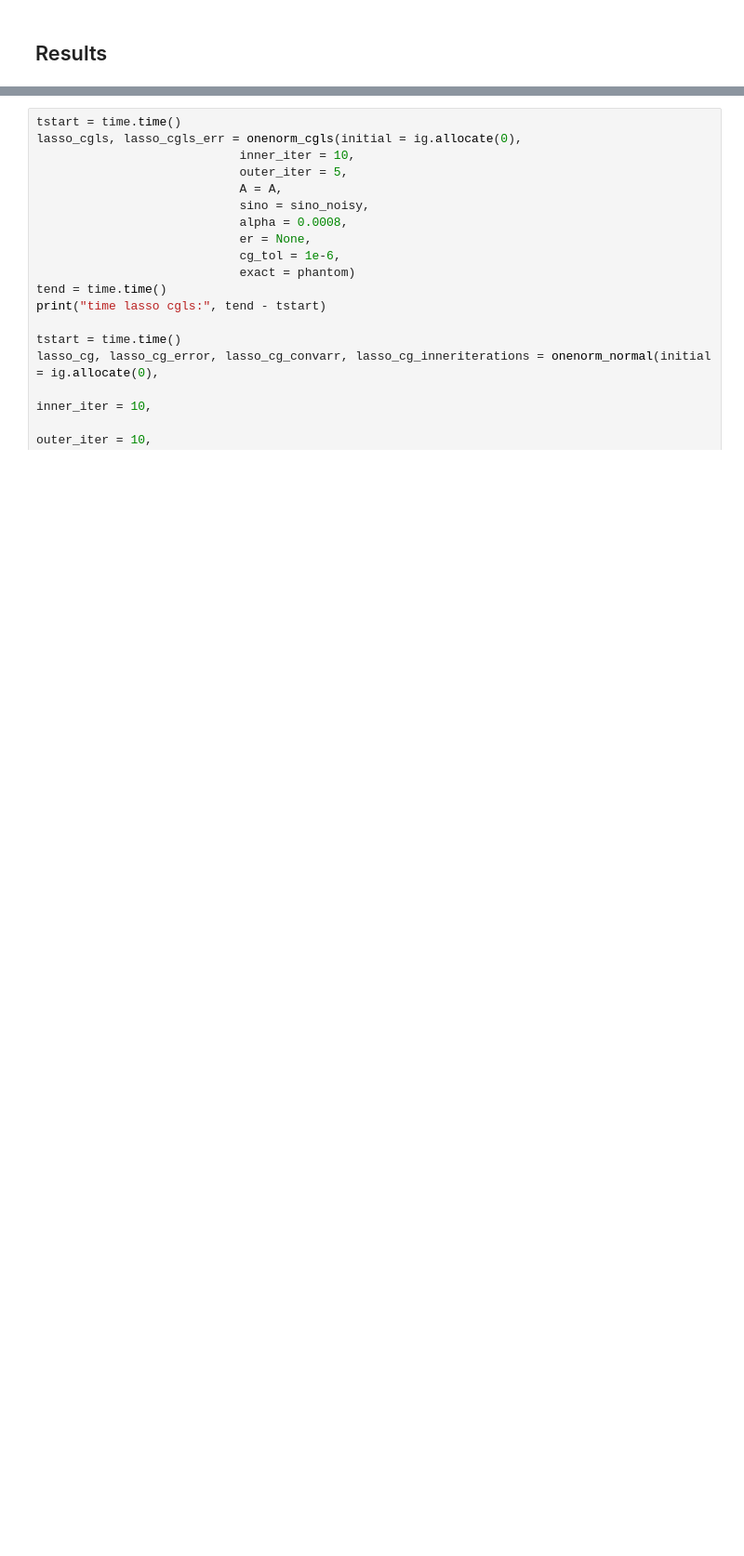
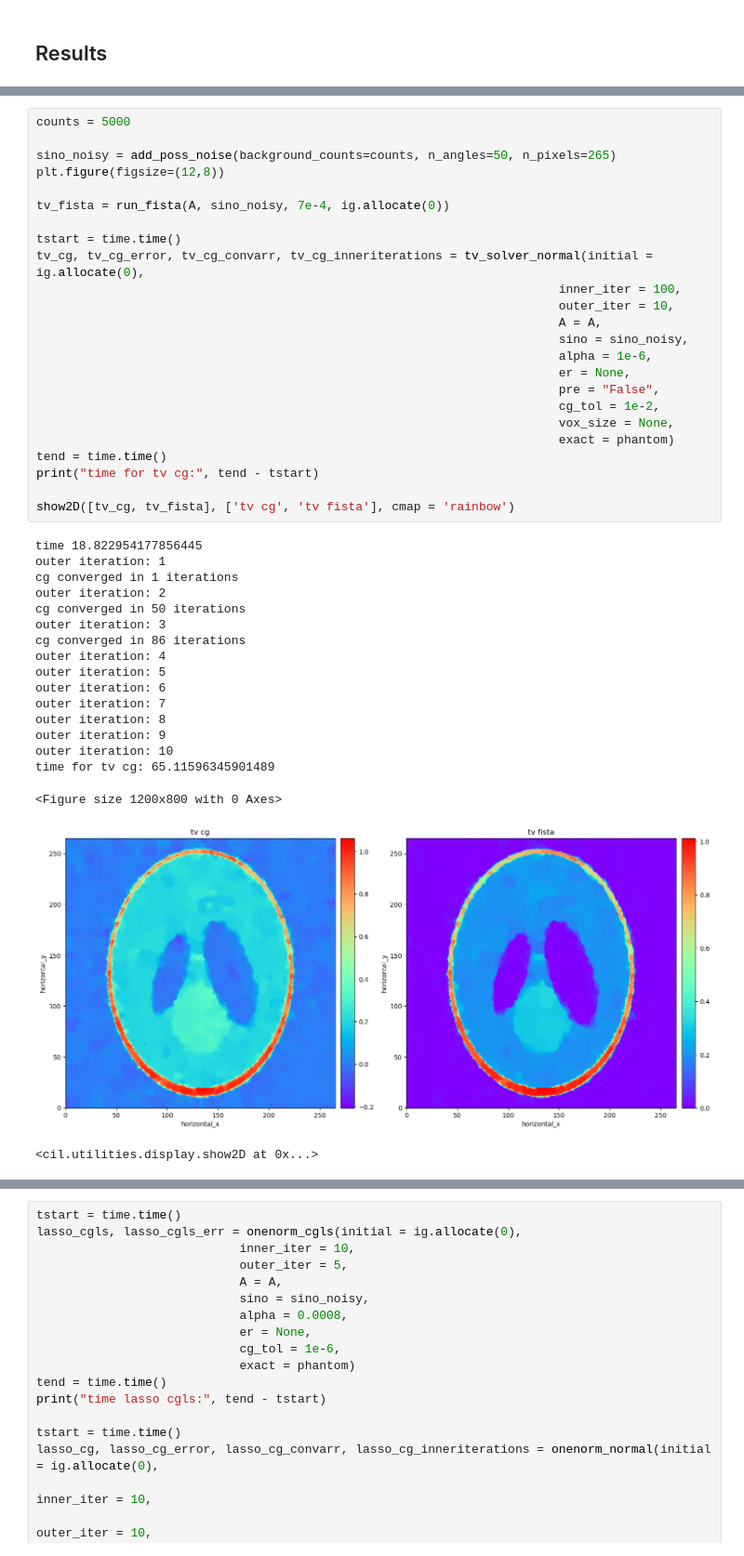
Before and after one commit to FemkeFJF/CIL-Demos, a Jupyter notebook: Femke/IRN/final_files_python/results_notebook.ipynb, the cells around one changed output, grey strips where cells are left out. Shown at 93% size. Saved outputs shown, nothing was run; the diff lists cells and outputs as text; blank space fills up the shorter version.

Commit message:
changes to make appropiate plots

```diff
--- a/Femke/IRN/final_files_python/results_notebook.ipynb
+++ b/Femke/IRN/final_files_python/results_notebook.ipynb
@@ -954,0 +955,43 @@ time 26.102686405181885
+# %%
+counts = 5000
+
+sino_noisy = add_poss_noise(background_counts=counts, n_angles=50, n_pixels=265)
+plt.figure(figsize=(12,8))
+
+tv_fista = run_fista(A, sino_noisy, 7e-4, ig.allocate(0))
+
+tstart = time.time()
+tv_cg, tv_cg_error, tv_cg_convarr, tv_cg_inneriterations = tv_solver_normal(initial = ig.allocate(0),
+                                                                        inner_iter = 100,
+                                                                        outer_iter = 10,
+                                                                        A = A,
+                                                                        sino = sino_noisy,
+                                                                        alpha = 1e-6,
+                                                                        er = None,
+                                                                        pre = "False",
+                                                                        cg_tol = 1e-2,
+                                                                        vox_size = None,
+                                                                        exact = phantom)
+tend = time.time()
+print("time for tv cg:", tend - tstart)
+
+show2D([tv_cg, tv_fista], ['tv cg', 'tv fista'], cmap = 'rainbow')
+# %% [output]
+time 18.822954177856445
+outer iteration: 1
+cg converged in 1 iterations
+outer iteration: 2
+cg converged in 50 iterations
+outer iteration: 3
+cg converged in 86 iterations
+outer iteration: 4
+outer iteration: 5
+outer iteration: 6
+outer iteration: 7
+outer iteration: 8
+outer iteration: 9
+outer iteration: 10
+time for tv cg: 65.11596345901489
+<Figure size 1200x800 with 0 Axes>
+[figure, added]
+<cil.utilities.display.show2D at 0x...>
```
Also changed, not shown: parts of 11 cells of this notebook.
